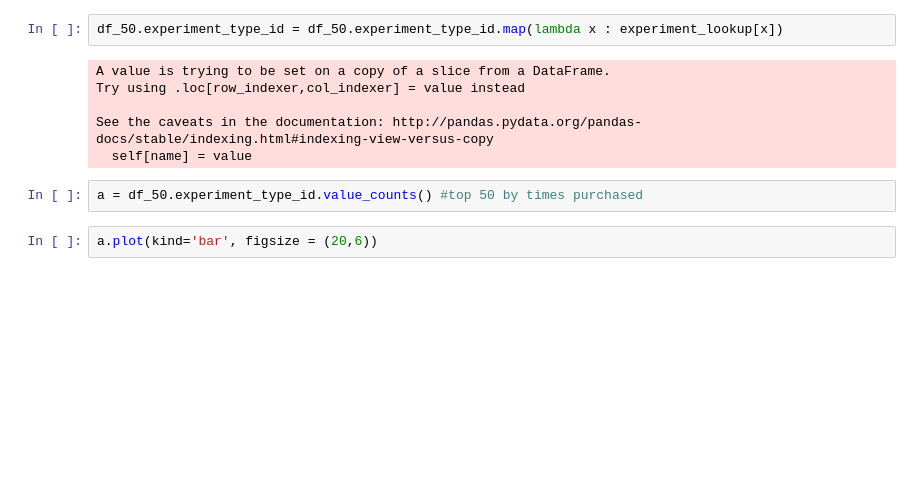
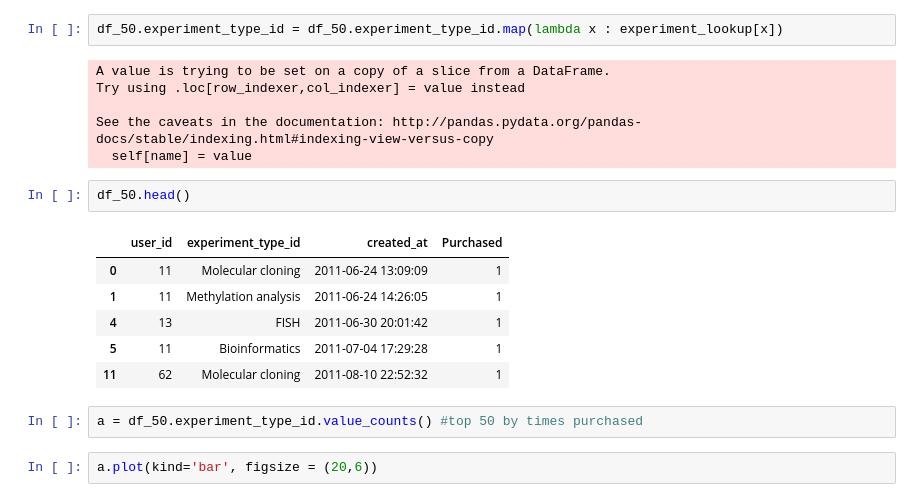
Before and after one commit to sheenstar/DAT_SF_18, a Jupyter notebook: FINAL_Project/Final_Experimentsbought.ipynb, the cells around one changed output. Cells and saved outputs as stored; diff of their text form; blank space fills up the shorter version.

```diff
--- a/FINAL_Project/Final_Experimentsbought.ipynb
+++ b/FINAL_Project/Final_Experimentsbought.ipynb
@@ -113,6 +113,15 @@ Try using .loc[row_indexer,col_indexer] = value instead
 
 See the caveats in the documentation: http://pandas.pydata.org/pandas-docs/stable/indexing.html#indexing-view-versus-copy
   self[name] = value
+# %%
+df_50.head()
+# %% [output]
+|  | user_id | experiment_type_id | created_at | Purchased |
+| 0 | 11 | Molecular cloning | 2011-06-24 13:09:09 | 1 |
+| 1 | 11 | Methylation analysis | 2011-06-24 14:26:05 | 1 |
+| 4 | 13 | FISH | 2011-06-30 20:01:42 | 1 |
+| 5 | 11 | Bioinformatics | 2011-07-04 17:29:28 | 1 |
+| 11 | 62 | Molecular cloning | 2011-08-10 22:52:32 | 1 |
 # %%
 a = df_50.experiment_type_id.value_counts() #top 50 by times purchased
 # %%
```
Also changed, not shown: parts of 8 cells of this notebook, 10 other files.
